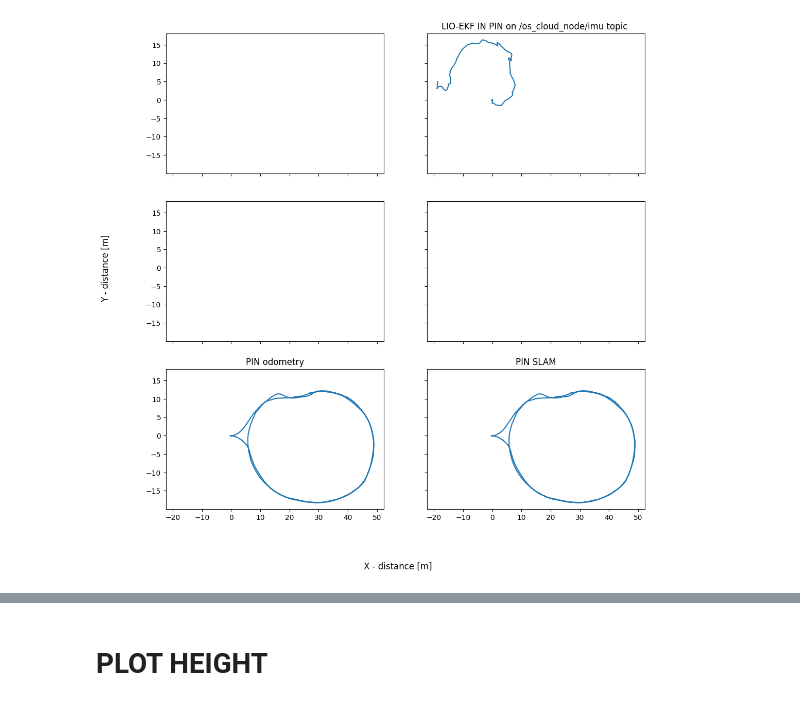
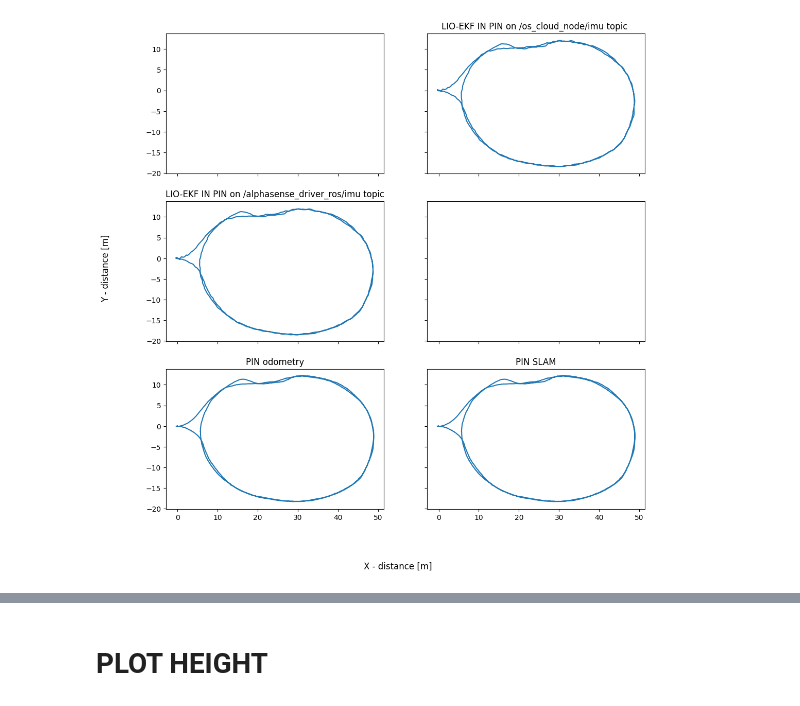
Before and after one commit to ohmohmpr/PINI, a Jupyter notebook: ohm/plot_path/newer_college_128beams/collection1/1_quad_easy.ipynb, the cells around one changed output, grey strips where cells are left out. Drawn from its saved outputs; the diff is of its cells as text; code cells hidden in the pictures.

```diff
--- a/ohm/plot_path/newer_college_128beams/collection1/1_quad_easy.ipynb
+++ b/ohm/plot_path/newer_college_128beams/collection1/1_quad_easy.ipynb
@@ -2,43 +2,40 @@
 import matplotlib.pyplot as plt
 import numpy as np
 # %%
-idx = 700
-
 # LIOEKF_os1_cloud_node_imu = np.loadtxt('../../dataset/rosbag/newer_college/64beam/02_long/10/lio_ekf_odo.txt', usecols=(1,2,3), unpack=True)
 LIOEKF_IN_PIN_os_cloud_node_imu = np.loadtxt(
     '../../../dataset/rosbag/newer_college/128beams/collection1/1_quad_easy/pin_lio_ekf_odo.txt'
-    , usecols=(1,2,3), skiprows=66, unpack=True)[:, :idx]
-# LIOEKF_IN_PIN_camera_imu = np.loadtxt('../dataset/rosbag/m2dgr/street_03/handsfree_imu/pin_lio_ekf_odo_camera.txt', usecols=(1,2,3), skiprows=63, unpack=True)
+    , usecols=(1,2,3), skiprows=66, unpack=True)
+LIOEKF_IN_PIN_alpha_sense_imu = np.loadtxt('../../../dataset/rosbag/newer_college/128beams/collection1/1_quad_easy/pin_lio_ekf_odo_alpha_sense.txt',
+                                      usecols=(1,2,3), skiprows=66, unpack=True)
 # LIOEKF_IN_PIN_dvs_imu = np.loadtxt('../dataset/rosbag/m2dgr/street_03/handsfree_imu/pin_lio_ekf_odo_dvs.txt', usecols=(1,2,3), skiprows=63, unpack=True)
 pin_odom = np.loadtxt('../../../dataset/rosbag/newer_college/128beams/collection1/1_quad_easy/odom_poses_kitti.txt', delimiter=' ', usecols=(3, 7, 11), unpack=True)
 pin_slam = np.loadtxt('../../../dataset/rosbag/newer_college/128beams/collection1/1_quad_easy/slam_poses_kitti.txt', delimiter=' ', usecols=(3, 7, 11), unpack=True)
 # %%
 trans = np.array([[1.0,  0.0,  0.0],
-                  [0.0, 1.0,  0.0],
-                  [0.0,  0.0,  1.0]])
+                  [0.0, -1.0,  0.0],
+                  [0.0,  0.0,  -1.0]])
 
-LIOEKF_IN_PIN_os_cloud_node_imu = trans @ LIOEKF_IN_PIN_os_cloud_node_imu
+LIOEKF_IN_PIN_alpha_sense_imu = trans @ LIOEKF_IN_PIN_alpha_sense_imu
 # %%
 figure, axis = plt.subplots(3, 2, sharex=True, sharey=True, figsize=(12, 12))
 
 # axis[0][0].plot(LIOEKF_os1_cloud_node_imu[0], LIOEKF_os1_cloud_node_imu[1])
 # axis[0][0].set_title("LIO-EKF on /os1_cloud_node/imu topic")
 axis[0][1].plot(LIOEKF_IN_PIN_os_cloud_node_imu[0], LIOEKF_IN_PIN_os_cloud_node_imu[1])
 axis[0][1].set_title("LIO-EKF IN PIN on /os_cloud_node/imu topic ")
-# axis[1][0].plot(LIOEKF_IN_PIN_camera_imu[0], LIOEKF_IN_PIN_camera_imu[1])
-# axis[1][0].set_title("LIO-EKF IN PIN on /camera/imu topic")
-# axis[1][1].plot(LIOEKF_IN_PIN_dvs_imu[0], LIOEKF_IN_PIN_dvs_imu[1])
-# axis[1][1].set_title("LIO-EKF IN PIN on /dvs/imu topic")
+axis[1][0].plot(LIOEKF_IN_PIN_alpha_sense_imu[0], LIOEKF_IN_PIN_alpha_sense_imu[1])
+axis[1][0].set_title("LIO-EKF IN PIN on /alphasense_driver_ros/imu topic")
 axis[2][0].plot(pin_odom[0], pin_odom[1])
 axis[2][0].set_title("PIN odometry")
 axis[2][1].plot(pin_slam[0], pin_slam[1])
 axis[2][1].set_title("PIN SLAM")
 
 figure.supxlabel('X - distance [m]')
 figure.supylabel('Y - distance [m]')
 plt.show()
 # %% [output]
-[figure, old version]
+[figure, new version]
 # %%
 # plt.plot(LIOEKF_os1_cloud_node_imu[0], LIOEKF_os1_cloud_node_imu[1], label='LIO-EKF on /os1_cloud_node/imu topic', color='b')
 plt.plot(LIOEKF_IN_PIN_os_cloud_node_imu[0], LIOEKF_IN_PIN_os_cloud_node_imu[1], label='LIO-EKF IN PIN on /os_cloud_node/imu topic', color='g')
```
Also changed, not shown: parts of 8 cells of this notebook, 14 other files.
